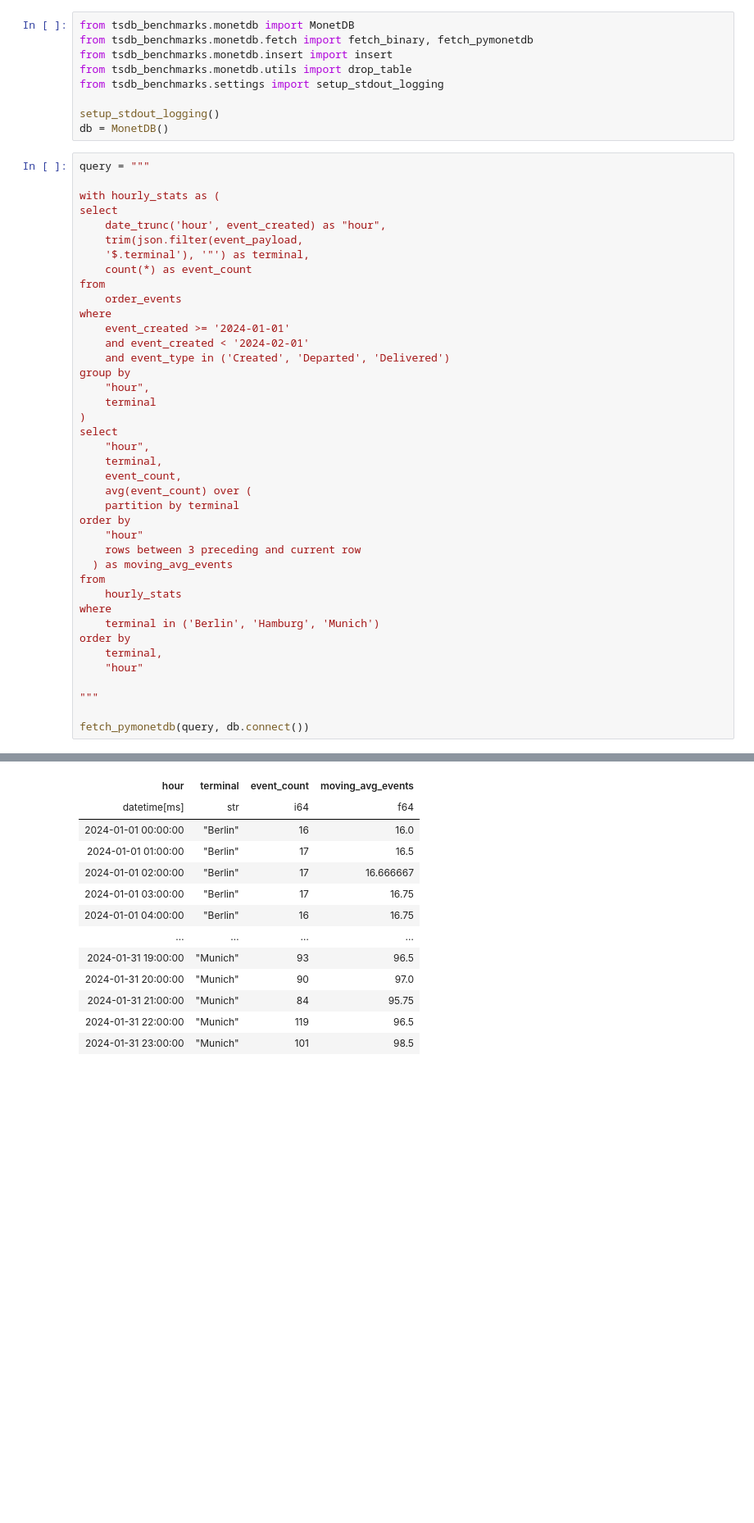
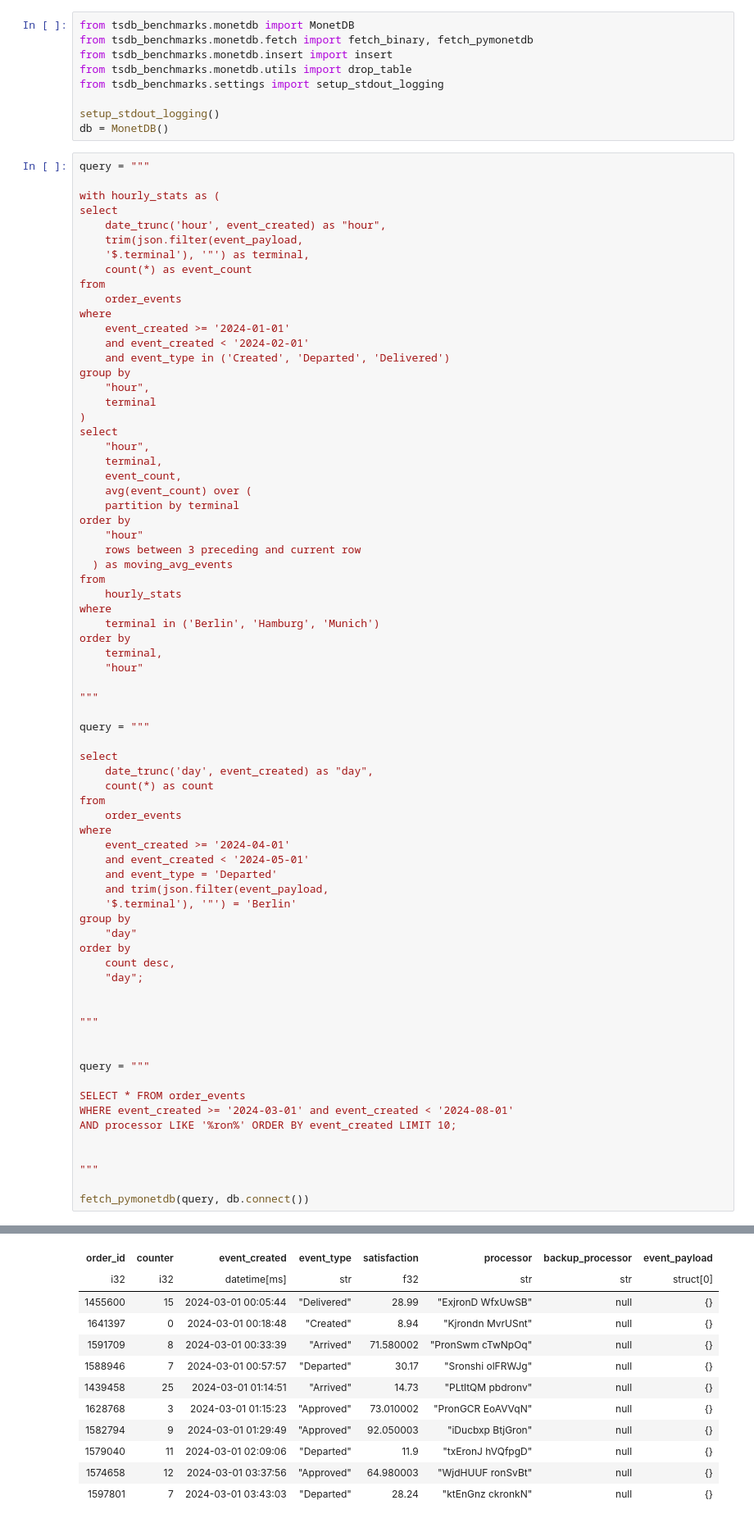
Before and after one commit to wlaur/olap-benchmarks, a Jupyter notebook: notebooks/rtabench.ipynb, the cells around one changed output, grey strips where cells are left out. Shown at 82% size. Cells and saved outputs as stored; diff of their text form; blank space fills up the shorter version.

```diff
--- a/notebooks/rtabench.ipynb
+++ b/notebooks/rtabench.ipynb
@@ -75,5 +75,37 @@ order by
 
 """
 
+query = """
+
+select
+	date_trunc('day', event_created) as "day",
+	count(*) as count
+from
+	order_events
+where
+	event_created >= '2024-04-01'
+	and event_created < '2024-05-01'
+	and event_type = 'Departed'
+	and trim(json.filter(event_payload,
+	'$.terminal'), '"') = 'Berlin'
+group by
+	"day"
+order by
+	count desc,
+	"day";
+
+
+"""
+
+
+query = """
+
+SELECT * FROM order_events
+WHERE event_created >= '2024-03-01' and event_created < '2024-08-01'
+AND processor LIKE '%ron%' ORDER BY event_created LIMIT 10;
+
+
+"""
+
 fetch_pymonetdb(query, db.connect())
 # %% [output]
@@ -81,16 +113,15 @@ shape: (2_232, 4)
-| hour | terminal | event_count | moving_avg_events |
-| datetime[ms] | str | i64 | f64 |
-| 2024-01-01 00:00:00 | "Berlin" | 16 | 16.0 |
-| 2024-01-01 01:00:00 | "Berlin" | 17 | 16.5 |
-| 2024-01-01 02:00:00 | "Berlin" | 17 | 16.666667 |
-| 2024-01-01 03:00:00 | "Berlin" | 17 | 16.75 |
-| 2024-01-01 04:00:00 | "Berlin" | 16 | 16.75 |
-| … | … | … | … |
-| 2024-01-31 19:00:00 | "Munich" | 93 | 96.5 |
-| 2024-01-31 20:00:00 | "Munich" | 90 | 97.0 |
-| 2024-01-31 21:00:00 | "Munich" | 84 | 95.75 |
-| 2024-01-31 22:00:00 | "Munich" | 119 | 96.5 |
-| 2024-01-31 23:00:00 | "Munich" | 101 | 98.5 |
+| order_id | counter | event_created | event_type | satisfaction | processor | backup_processor | event_payload |
+| i32 | i32 | datetime[ms] | str | f32 | str | str | struct[0] |
+| 1455600 | 15 | 2024-03-01 00:05:44 | "Delivered" | 28.99 | "ExjronD WfxUwSB" | null | {} |
+| 1641397 | 0 | 2024-03-01 00:18:48 | "Created" | 8.94 | "Kjrondn MvrUSnt" | null | {} |
+| 1591709 | 8 | 2024-03-01 00:33:39 | "Arrived" | 71.580002 | "PronSwm cTwNpOq" | null | {} |
+| 1588946 | 7 | 2024-03-01 00:57:57 | "Departed" | 30.17 | "Sronshi olFRWJg" | null | {} |
+| 1439458 | 25 | 2024-03-01 01:14:51 | "Arrived" | 14.73 | "PLtltQM pbdronv" | null | {} |
+| 1628768 | 3 | 2024-03-01 01:15:23 | "Approved" | 73.010002 | "PronGCR EoAVVqN" | null | {} |
+| 1582794 | 9 | 2024-03-01 01:29:49 | "Approved" | 92.050003 | "iDucbxp BtjGron" | null | {} |
+| 1579040 | 11 | 2024-03-01 02:09:06 | "Departed" | 11.9 | "txEronJ hVQfpgD" | null | {} |
+| 1574658 | 12 | 2024-03-01 03:37:56 | "Approved" | 64.980003 | "WjdHUUF ronSvBt" | null | {} |
+| 1597801 | 7 | 2024-03-01 03:43:03 | "Departed" | 28.24 | "ktEnGnz ckronkN" | null | {} |
 # %%
 with Path("../tsdb_benchmarks/schemas/monetdb.sql").open() as f:
     sql = f.read()
```
Also changed, not shown: parts of 1 cell of this notebook.
